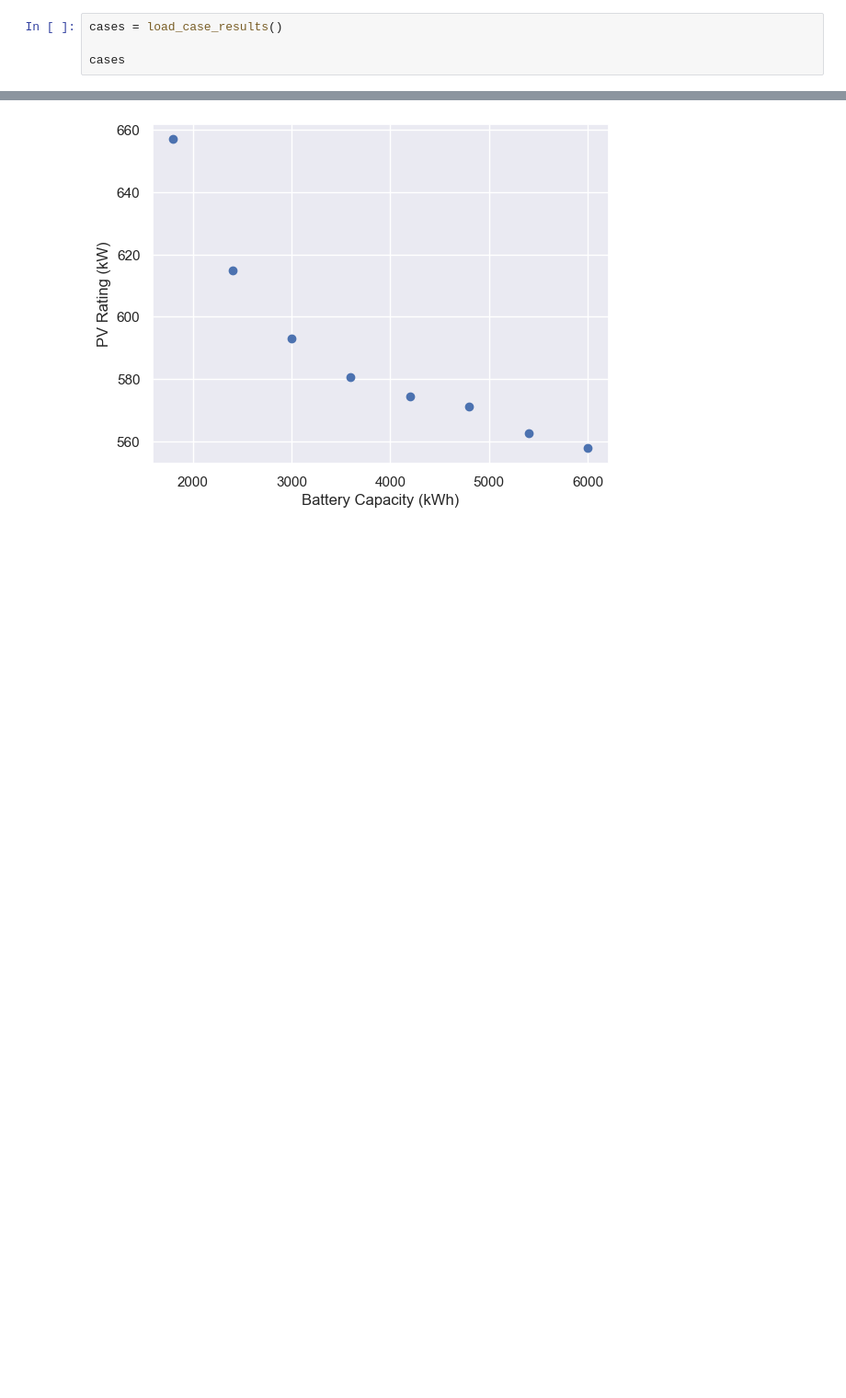
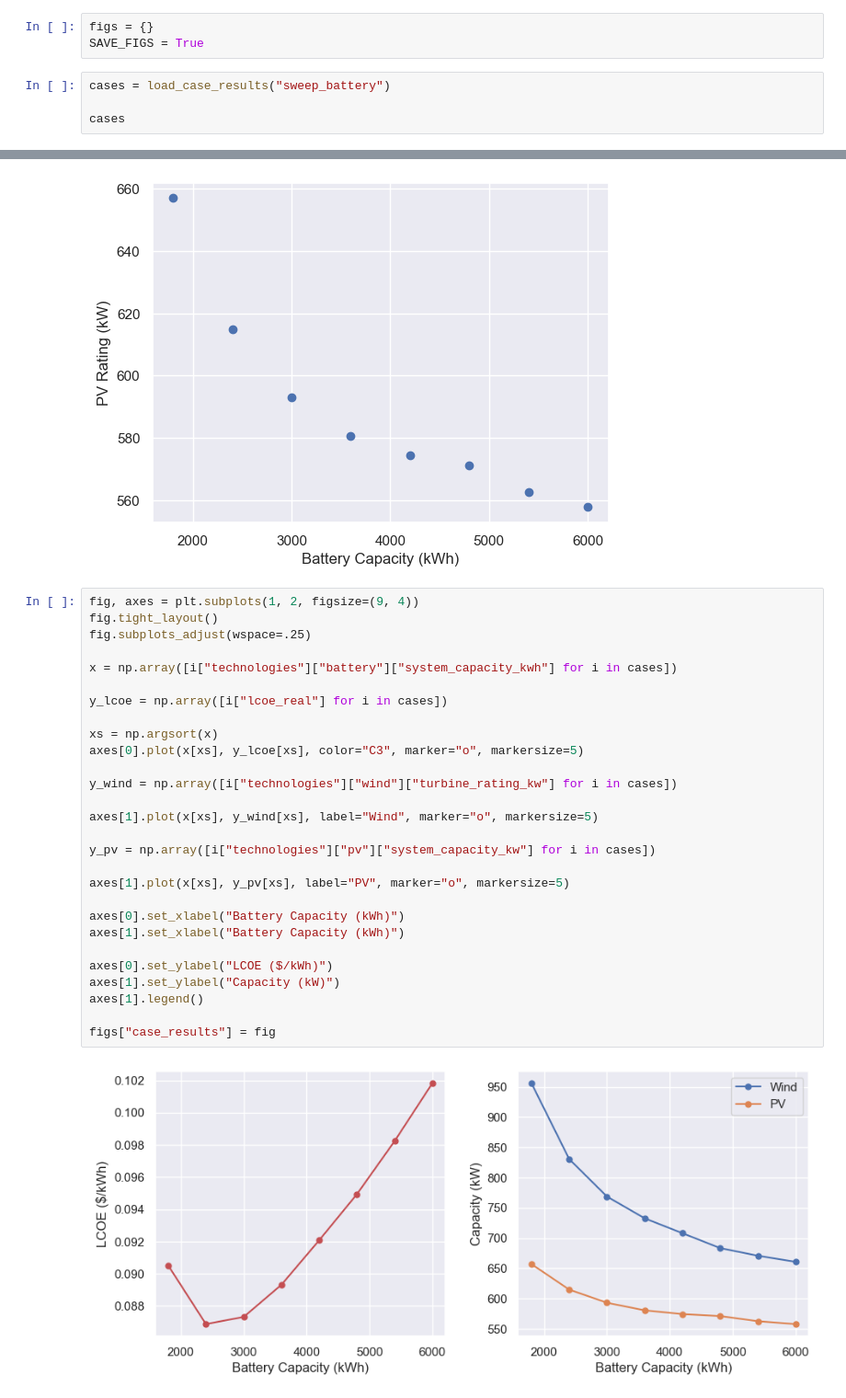
Before and after one commit to camirmas/HOPP, a Jupyter notebook: ev/notebooks/cases.ipynb, the cells around one changed output, grey strips where cells are left out. Shown at 92% size. Saved outputs shown, nothing was run; the diff lists cells and outputs as text; blank space fills up the shorter version.

```diff
--- a/ev/notebooks/cases.ipynb
+++ b/ev/notebooks/cases.ipynb
@@ -10,7 +12,10 @@ from ev.optimization.run_cases import load_case_results, get_best_case
 # %%
 sns.set_theme()
+# %%
+figs = {}
+SAVE_FIGS = True
 # %%
-cases = load_case_results()
+cases = load_case_results("sweep_battery")
 
 cases
 # %% [output]
@@ -67,4 +72,34 @@ ax.set_ylabel("PV Rating (kW)")
 # %% [output]
 Text(0, 0.5, 'PV Rating (kW)')
 [figure]
+# %%
+fig, axes = plt.subplots(1, 2, figsize=(9, 4))
+fig.tight_layout()
+fig.subplots_adjust(wspace=.25)
+
+x = np.array([i["technologies"]["battery"]["system_capacity_kwh"] for i in cases])
+
+y_lcoe = np.array([i["lcoe_real"] for i in cases])
+
+xs = np.argsort(x)
+axes[0].plot(x[xs], y_lcoe[xs], color="C3", marker="o", markersize=5)
+
+y_wind = np.array([i["technologies"]["wind"]["turbine_rating_kw"] for i in cases])
+
+axes[1].plot(x[xs], y_wind[xs], label="Wind", marker="o", markersize=5)
+
+y_pv = np.array([i["technologies"]["pv"]["system_capacity_kw"] for i in cases])
+
+axes[1].plot(x[xs], y_pv[xs], label="PV", marker="o", markersize=5)
+
+axes[0].set_xlabel("Battery Capacity (kWh)")
+axes[1].set_xlabel("Battery Capacity (kWh)")
+
+axes[0].set_ylabel("LCOE ($/kWh)")
+axes[1].set_ylabel("Capacity (kW)")
+axes[1].legend()
+
+figs["case_results"] = fig
+# %% [output]
+[figure, added]
 # %%
```
Also changed, not shown: parts of 3 cells of this notebook, 10 other files.
